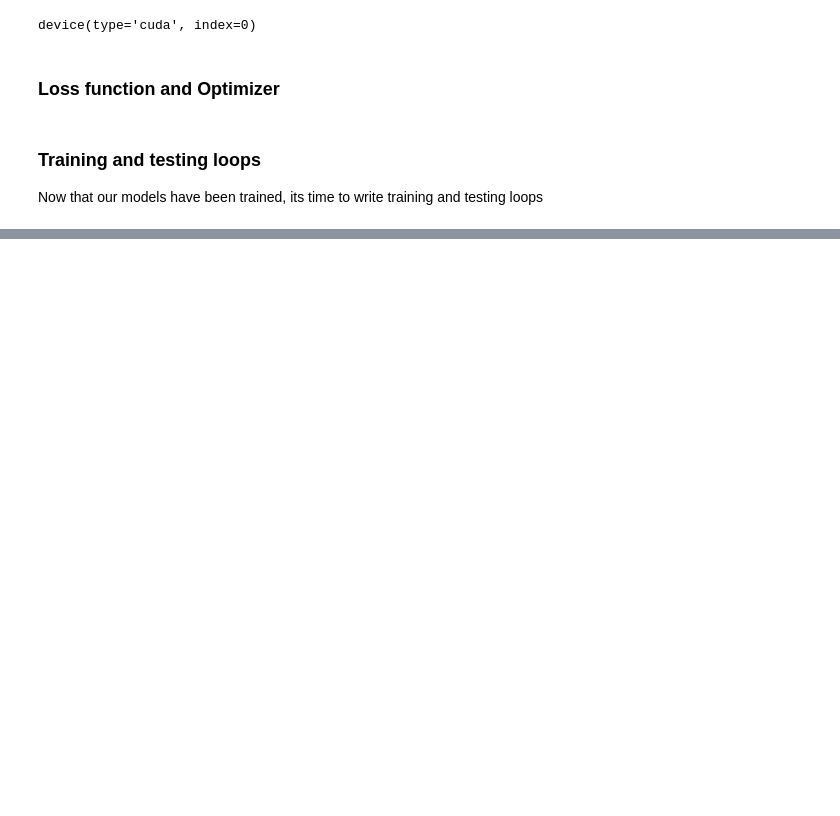
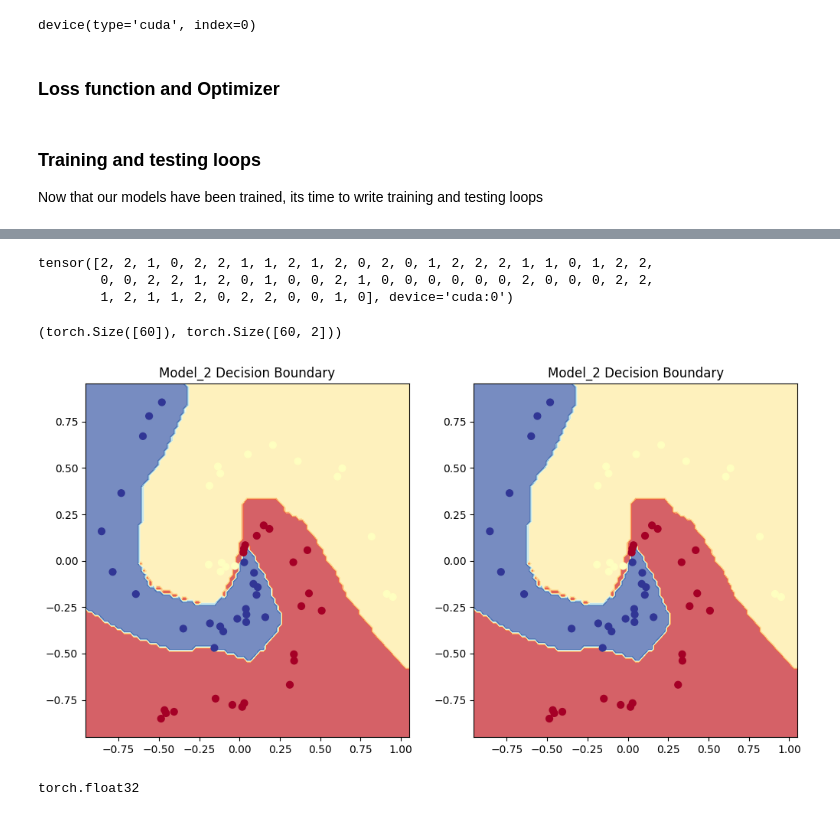
Before and after one commit to MuhammedUmerNazir/pytorch_code_snippets, a Jupyter notebook: 02_practice.ipynb, the cells around one changed output, grey strips where cells are left out. Saved outputs shown, nothing was run; the diff lists cells and outputs as text; code cells hidden in the pictures; blank space fills up the shorter version.

```diff
--- a/02_practice.ipynb
+++ b/02_practice.ipynb
@@ -228,0 +391,11 @@ y_preds =
+# %%
+from sklearn.model_selection import train_test_split
+
+X_train, X_test, y_train, y_test = train_test_split(
+    X,
+    y,
+    test_size=0.2,
+    random_state=42
+)
+
+len(X_train), len(X_test), len(y_train), len(y_test)
@@ -228,0 +414,4 @@ y_preds =
+# %%
+# Writing the device agnostic code
+device = "cuda" if torch.cuda.is_available() else "cpu"
+device
@@ -228,0 +504,10 @@ y_preds =
+# %%
+# Defining the Loss Function (Cross Entropy for Muli-Class Classification)
+loss_fn = nn.CrossEntropyLoss()
+
+# Defining the optimizer
+optimizer = torch.optim.Adam(model_2.parameters(), lr=0.0005)
+# %%
+from torchmetrics import Accuracy
+
+accuracy = Accuracy(task='multiclass', num_classes=3).to(device)
@@ -228,0 +625,30 @@ y_preds =
+# %%
+# Make Predictions
+model_2.eval()
+with torch.inference_mode():
+    y_logits = model_2(X_test.to(device))
+
+y_pred_probs = torch.softmax(y_logits, dim=1)
+y_preds = torch.argmax(y_pred_probs, dim=1)
+y_preds
+# %% [output]
+tensor([2, 2, 1, 0, 2, 2, 1, 1, 2, 1, 2, 0, 2, 0, 1, 2, 2, 2, 1, 1, 0, 1, 2, 2,
+        0, 0, 2, 2, 1, 2, 0, 1, 0, 0, 2, 1, 0, 0, 0, 0, 0, 0, 2, 0, 0, 0, 2, 2,
+        1, 2, 1, 1, 2, 0, 2, 2, 0, 0, 1, 0], device='cuda:0')
+# %%
+test_pred.shape, X_test.shape
+# %% [output]
+(torch.Size([60]), torch.Size([60, 2]))
+# %%
+from helper_functions import plot_predictions, plot_decision_boundary
+
+# Plot decision boundary of the model
+plt.figure(figsize=(12, 6))
+plt.subplot(1, 2, 1)
+plt.title("Model_2 Decision Boundary")
+plot_decision_boundary(model_2, X_test, y_test)
+plt.subplot(1, 2, 2)
+plt.title("Model_2 Decision Boundary")
+plot_decision_boundary(model_2, X_test, y_test)
+# %% [output]
+[figure, added]
@@ -228,0 +659,7 @@ y_preds =
+# %%
+# Create a tensor
+# A = torch.arange(-10, 10, 1, dtype=torch.float32)
+A = torch.arange(-10, 10, 1.0)
+A.dtype
+# %% [output]
+torch.float32
```
Also changed, not shown: parts of 39 cells of this notebook.
